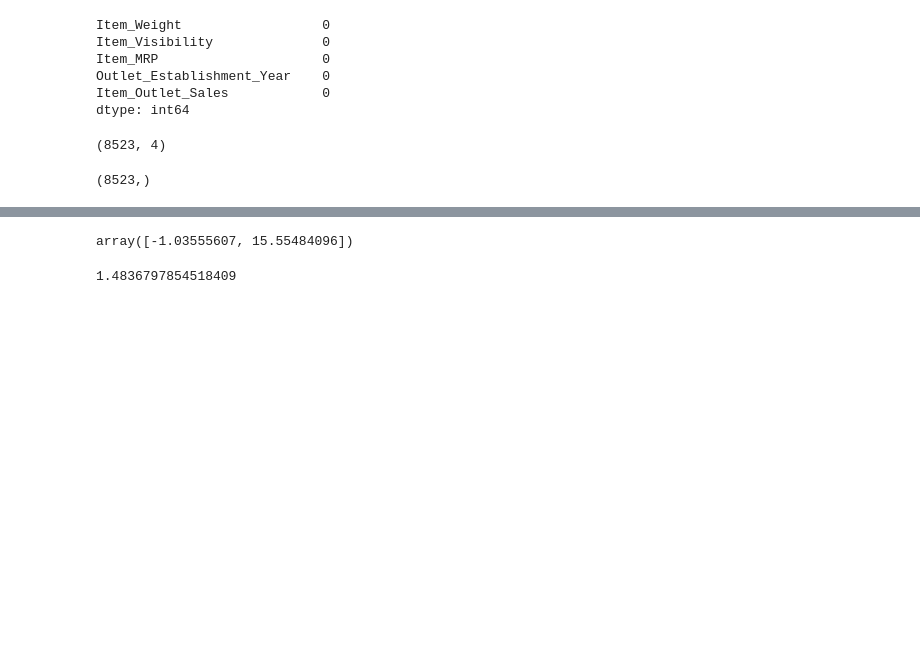
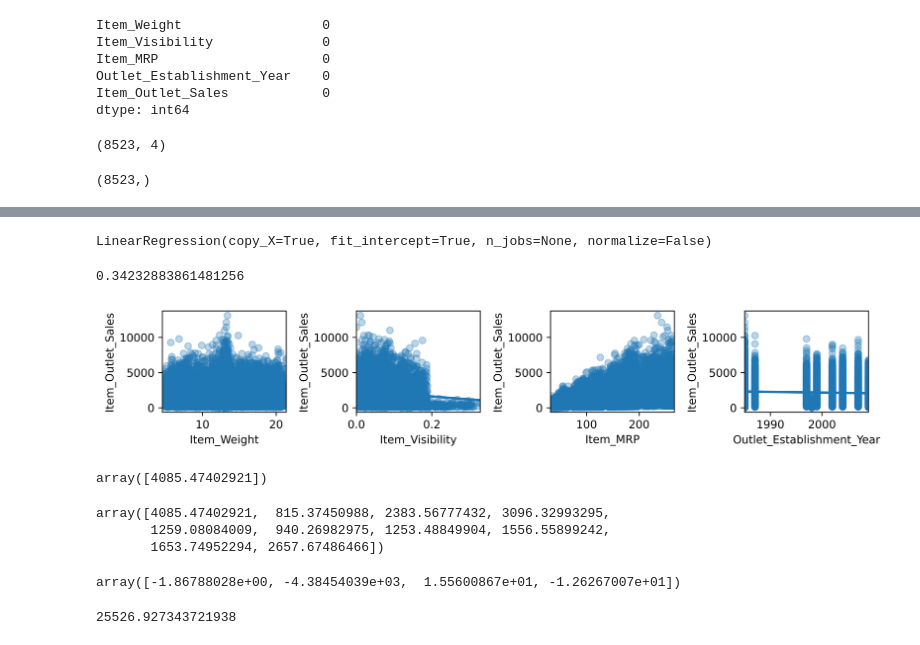
Before and after one commit to josephychin/sales-predictions, a Jupyter notebook: Project_1_Part_5_(Core).ipynb, the cells around one changed output, grey strips where cells are left out. Saved outputs shown, nothing was run; the diff lists cells and outputs as text; code cells hidden in the pictures; blank space fills up the shorter version.

```diff
--- a/Project_1_Part_5_(Core).ipynb
+++ b/Project_1_Part_5_(Core).ipynb
@@ -263,3 +179,0 @@ memory usage: 333.1 KB
-# %%
-df = df.loc[:, ['Item_Weight', 'Item_MRP', 'Outlet_Establishment_Year', 'Item_Outlet_Sales']]
-df.head()
@@ -320,3 +179,0 @@ memory usage: 266.5 KB
-# %%
-df = df.loc[:, ['Item_Weight', 'Item_MRP', 'Item_Outlet_Sales']]
-df.head()
@@ -355,8 +180,5 @@ score
-# %%
-reg.coef_
-# %% [output]
-array([-1.03555607, 15.55484096])
-# %%
-reg.intercept_
-# %% [output]
-1.4836797854518409
+# %%
+lr = LinearRegression()
+lr.fit(X, y)
+# %% [output]
+LinearRegression(copy_X=True, fit_intercept=True, n_jobs=None, normalize=False)
@@ -362,0 +187,31 @@ reg.intercept_
+# %%
+lr.score(X, y)
+# %% [output]
+0.34232883861481256
+# %%
+fig, axes = plt.subplots(nrows = 1, ncols =4, figsize = (10,2), dpi=1000)
+sns.regplot(x='Item_Weight', y='Item_Outlet_Sales', data=df, ci=None, ax = axes[0], scatter_kws={'alpha':0.3});
+sns.regplot(x='Item_Visibility', y='Item_Outlet_Sales', data=df, ci=None, ax = axes[1], scatter_kws={'alpha':0.3});
+sns.regplot(x='Item_MRP', y='Item_Outlet_Sales', data=df, ci=None, ax = axes[2], scatter_kws={'alpha':0.3});
+sns.regplot(x='Outlet_Establishment_Year', y='Item_Outlet_Sales', data=df, ci=None, ax = axes[3], scatter_kws={'alpha':0.3});
+fig.tight_layout()
+# %% [output]
+[figure, added]
+# %%
+lr.predict(X[0].reshape(-1,4))
+# %% [output]
+array([4085.47402921])
+# %%
+lr.predict(X[0:10])
+# %% [output]
+array([4085.47402921,  815.37450988, 2383.56777432, 3096.32993295,
+       1259.08084009,  940.26982975, 1253.48849904, 1556.55899242,
+       1653.74952294, 2657.67486466])
+# %%
+lr.coef_
+# %% [output]
+array([-1.86788028e+00, -4.38454039e+03,  1.55600867e+01, -1.26267007e+01])
+# %%
+lr.intercept_
+# %% [output]
+25526.927343721938
```
Also changed, not shown: parts of 41 cells of this notebook.
